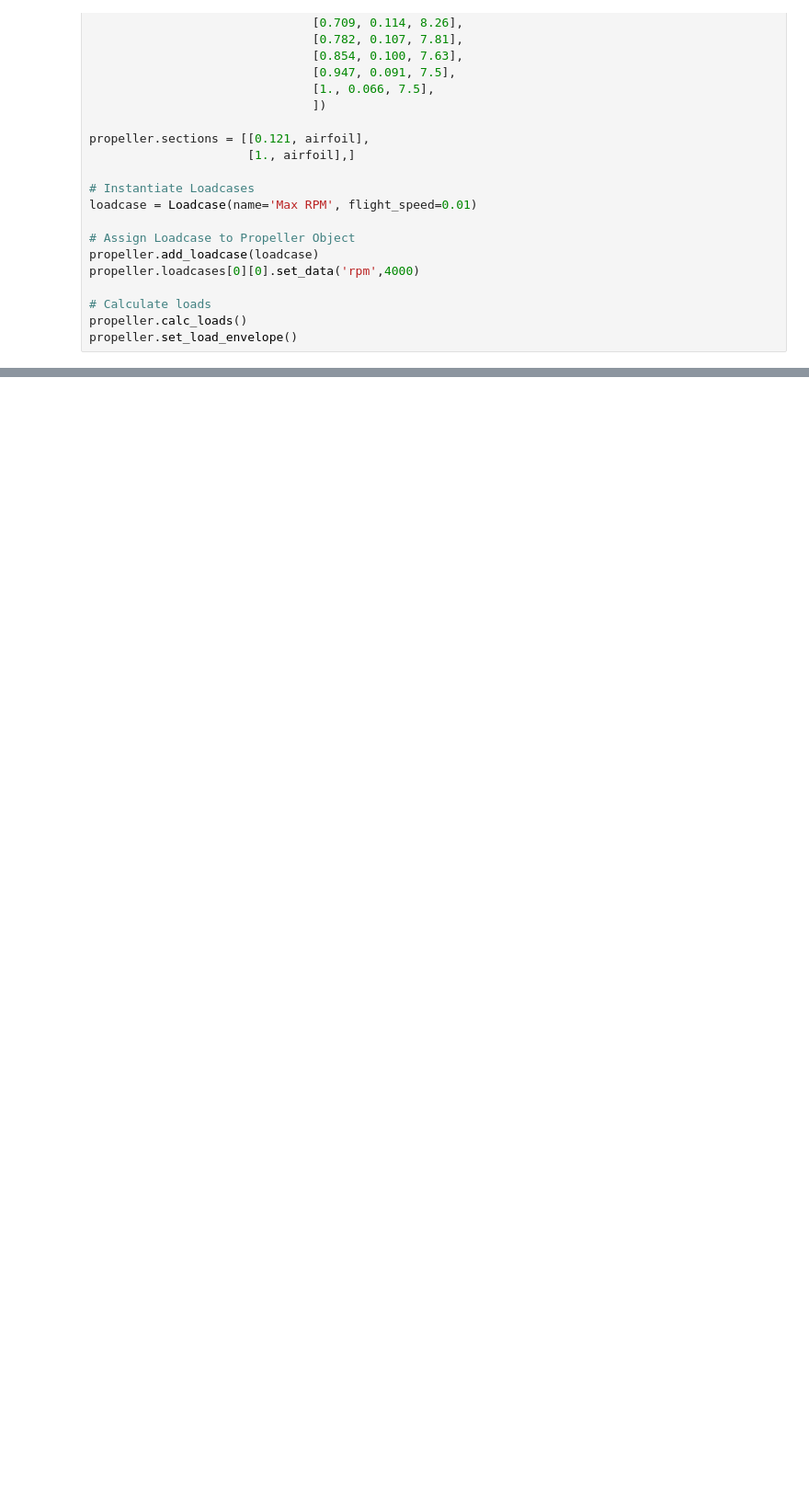
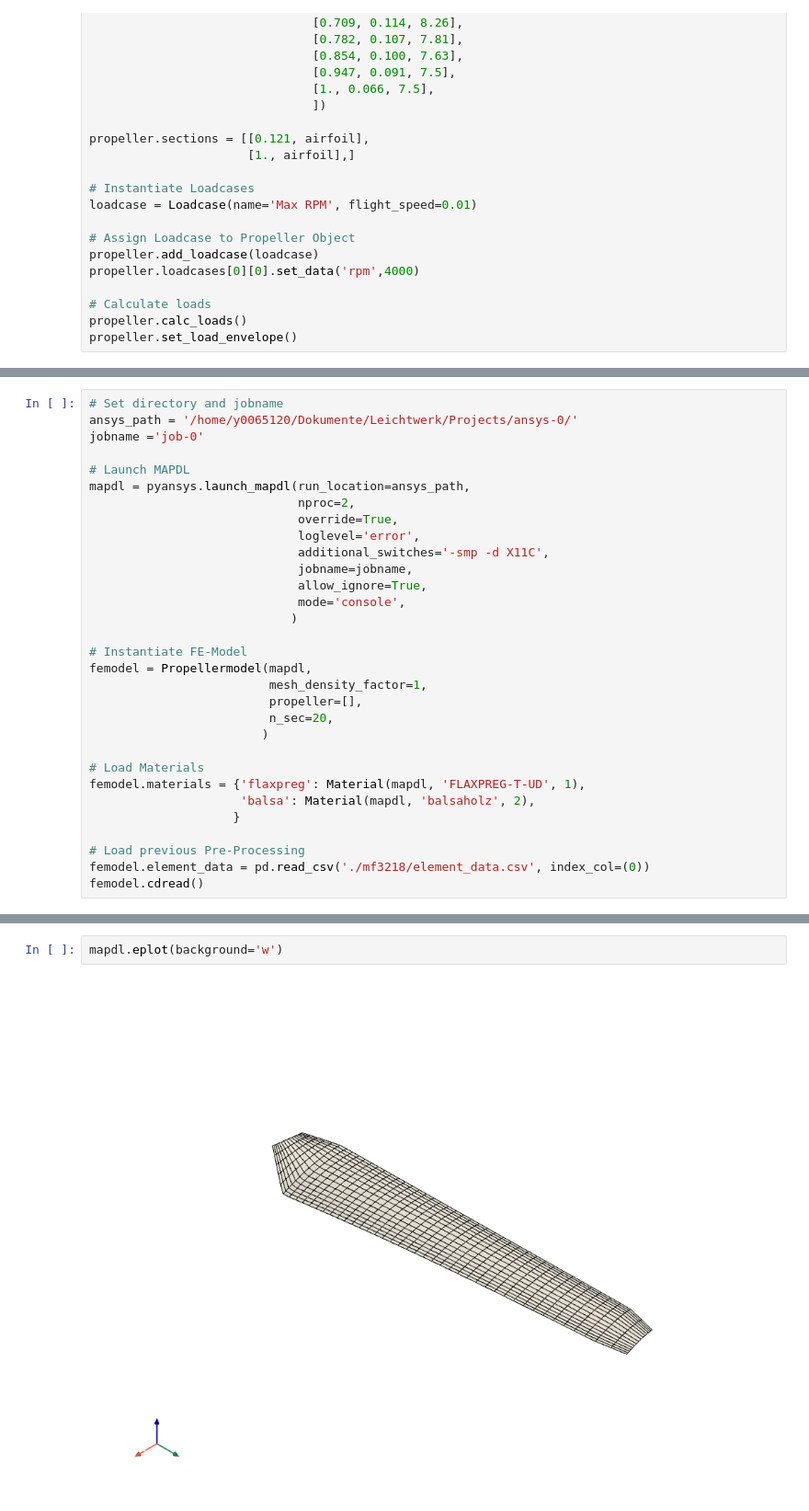
Before and after one commit to lukitox/master-thesis, a Jupyter notebook: Abgabevortrag-Hilbers.ipynb, the cells around one changed output, grey strips where cells are left out. Shown: that part at 92% size. Cells and saved outputs as stored; diff of their text form; blank space fills up the shorter version.

```diff
--- a/Abgabevortrag-Hilbers.ipynb
+++ b/Abgabevortrag-Hilbers.ipynb
@@ -173,0 +189,31 @@ Text(0.5, 0, 'Druckbeiwert -C_p / 1')
+# %%
+# Set directory and jobname
+ansys_path = '/home/y0065120/Dokumente/Leichtwerk/Projects/ansys-0/'
+jobname ='job-0'
+
+# Launch MAPDL
+mapdl = pyansys.launch_mapdl(run_location=ansys_path,
+                             nproc=2,
+                             override=True,
+                             loglevel='error',
+                             additional_switches='-smp -d X11C',
+                             jobname=jobname,
+                             allow_ignore=True,
+                             mode='console',
+                            )
+
+# Instantiate FE-Model
+femodel = Propellermodel(mapdl,
+                         mesh_density_factor=1,
+                         propeller=[],
+                         n_sec=20,
+                        )
+
+# Load Materials
+femodel.materials = {'flaxpreg': Material(mapdl, 'FLAXPREG-T-UD', 1),
+                     'balsa': Material(mapdl, 'balsaholz', 2),
+                    }
+
+# Load previous Pre-Processing
+femodel.element_data = pd.read_csv('./mf3218/element_data.csv', index_col=(0))
+femodel.cdread()
@@ -173,0 +230,4 @@ Text(0.5, 0, 'Druckbeiwert -C_p / 1')
+# %%
+mapdl.eplot(background='w')
+# %% [output]
+[figure, added]
```
Also changed, not shown: parts of 13 cells of this notebook, 11 other files.
